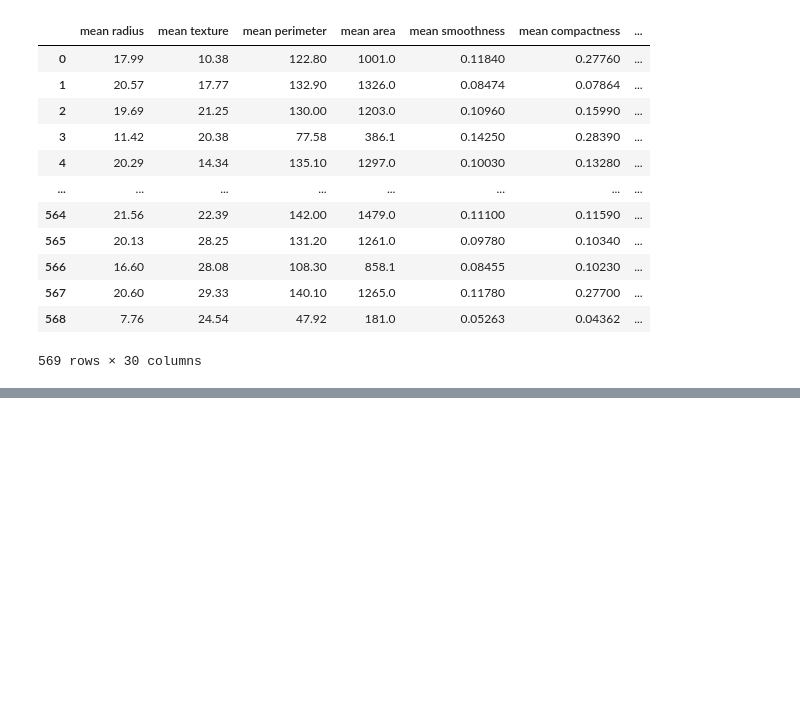
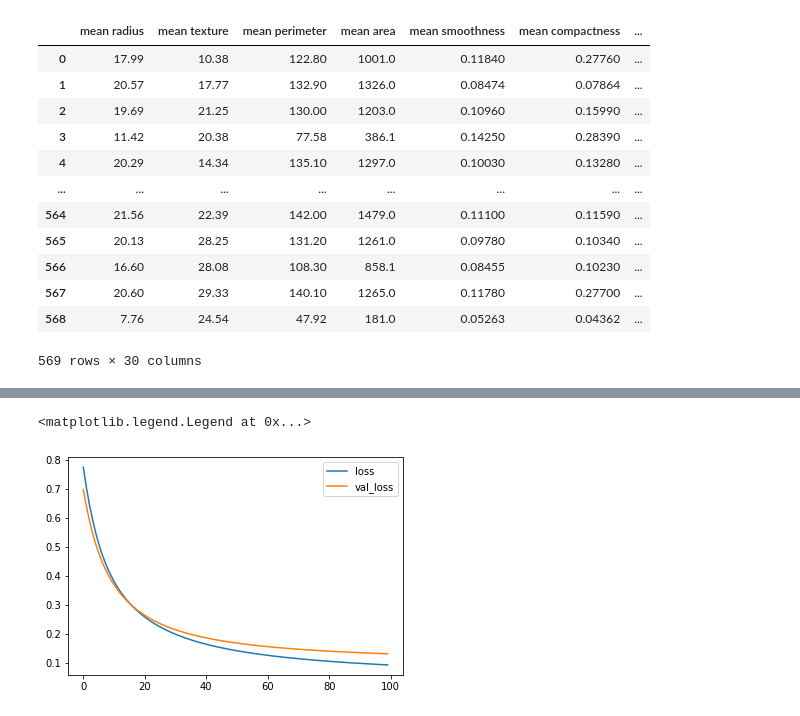
Before and after one commit to lakshitgosain/Tensorflow-Lazy-Programmer, a Jupyter notebook: Tensorflow_Lazy_Programmer_Section_3(Classification).ipynb, the cells around one changed output, grey strips where cells are left out. Saved outputs shown, nothing was run; the diff lists cells and outputs as text; code cells hidden in the pictures; blank space fills up the shorter version.

```diff
--- a/Tensorflow_Lazy_Programmer_Section_3(Classification).ipynb
+++ b/Tensorflow_Lazy_Programmer_Section_3(Classification).ipynb
@@ -70,0 +77,9 @@ X_train,X_test,y_train,y_test=train_test_split(data.data,data.target,test_size=0
+# %%
+scalar=StandardScaler()
+X_train=scalar.fit_transform(X_train)
+X_test=scalar.transform(X_test) #We fit on train set as it is going to find the parameters
+# %%
+model=tf.keras.models.Sequential([
+    tf.keras.layers.Input(shape=(D,)),
+    tf.keras.layers.Dense(1,activation='sigmoid')
+])
@@ -70,0 +90,11 @@ X_train,X_test,y_train,y_test=train_test_split(data.data,data.target,test_size=0
+# %%
+model.compile(
+    optimizer='adam',
+    loss='binary_crossentropy',
+    metrics=['accuracy'])
+# %%
+r=model.fit(
+    X_train,y_train,
+    validation_data=(X_test,y_test),
+    epochs=100
+)
@@ -70,0 +127,9 @@ X_train,X_test,y_train,y_test=train_test_split(data.data,data.target,test_size=0
+# %%
+#Plot the Loss
+import matplotlib.pyplot as plt
+plt.plot(r.history['loss'],label='loss')
+plt.plot(r.history['val_loss'],label='val_loss')
+plt.legend()
+# %% [output]
+<matplotlib.legend.Legend at 0x...>
+[figure, added]
```
Also changed, not shown: parts of 8 cells of this notebook.
